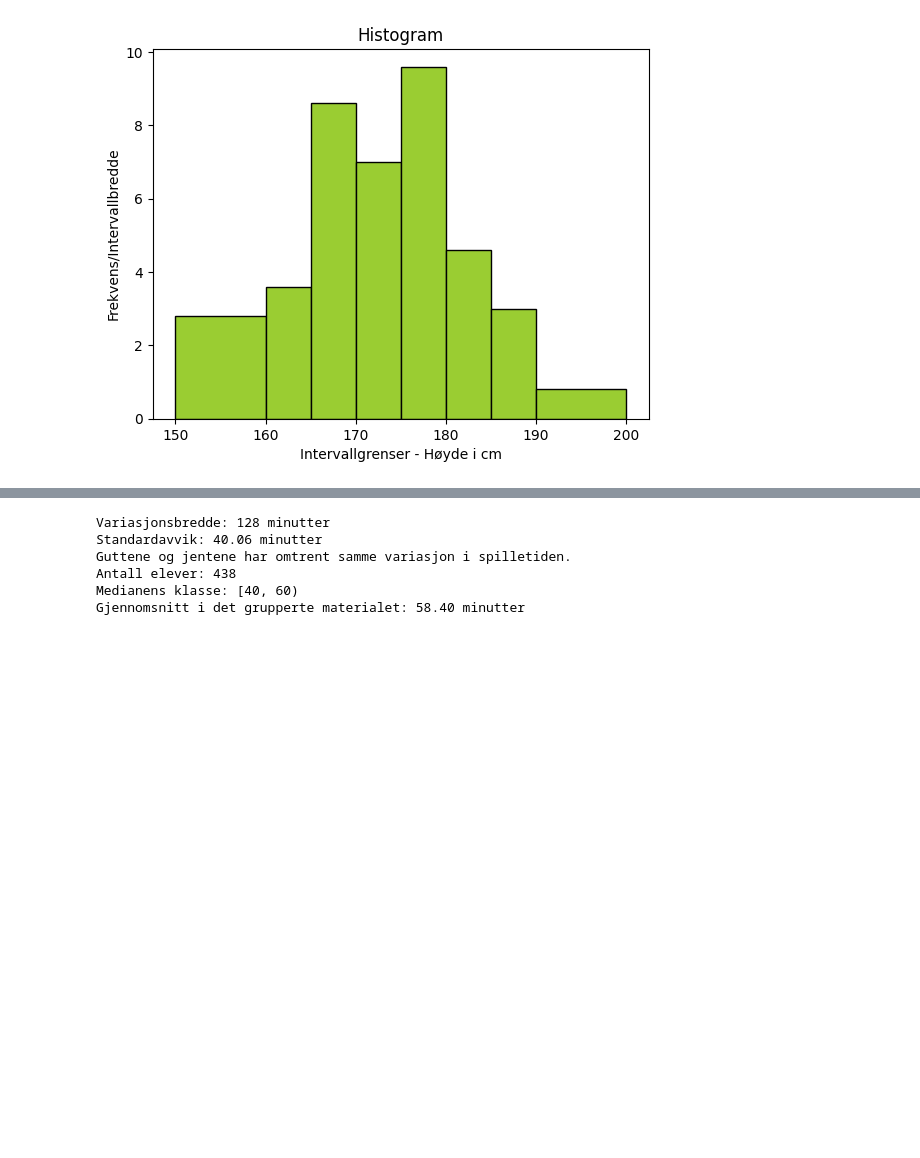
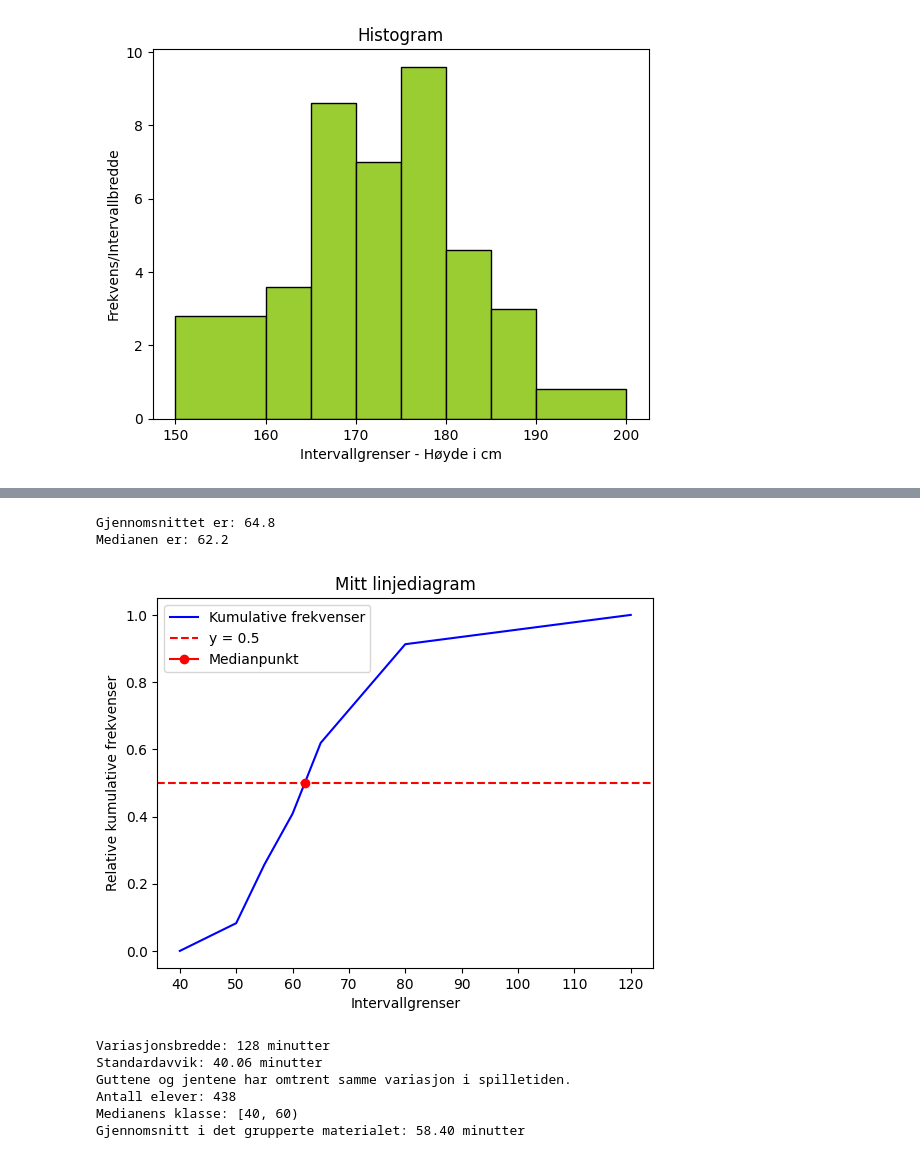
Before and after one commit to hanska91/Matematikk-2P-Y, a Jupyter notebook: Matematikkboka 2P-Y + Litt annet.ipynb, the cells around one changed output, grey strips where cells are left out. Drawn from its saved outputs; the diff is of its cells as text; code cells hidden in the pictures; blank space fills up the shorter version.

```diff
--- a/Matematikkboka 2P-Y + Litt annet.ipynb
+++ b/Matematikkboka 2P-Y + Litt annet.ipynb
@@ -2036,3 +1991,66 @@ Medianen er: 62.2
+# %%
+# Finne median og gjennomsnitt i klassedelt materiale
+import matplotlib.pyplot as plt
+
+# Intervallgrenser og frekvenser
+intervaller = [40, 50, 55, 60, 65, 80, 120]   # Endre disse verdiene til oppgaven din
+frekvenser = [18, 38, 33, 46, 64, 19]         # Endre disse verdiene til oppgaven din
+
+# Finn midtpunktene
+midtpunkter = [(intervaller[i] + intervaller[i+1]) / 2 for i in range(len(intervaller)-1)]
+
+# Regn ut gjennomsnittet
+total = sum([midtpunkter[i] * frekvenser[i] for i in range(len(midtpunkter))])
+gjennomsnitt = total / sum(frekvenser)
+print("Gjennomsnittet er:", round(gjennomsnitt, 1))
+
+# Regn ut medianen
+n = sum(frekvenser)
+midten = n / 2
+cumulative_freq = 0
+median = None
+for i in range(len(intervaller)-1):
+    cumulative_freq += frekvenser[i]
+    if cumulative_freq >= midten:
+        # Interpoler for å finne medianen nøyaktig
+        if cumulative_freq == midten:
+            median = (midtpunkter[i] + midtpunkter[i+1]) / 2
+        else:
+            median = midtpunkter[i]
+        break
+
+# Plot de relative kumulative frekvensene mot intervallgrensene
+cumulative_freqs = []
+cumulative_freq = 0
+for i in range(len(intervaller)-1):
+    cumulative_freq += frekvenser[i]
+    cumulative_freqs.append(cumulative_freq)
+
+rel_cumulative_freq = [0] + [cf / sum(frekvenser) for cf in cumulative_freqs]
+plt.plot(intervaller, rel_cumulative_freq, label='Kumulative frekvenser', color='blue', linestyle='solid')
+plt.axhline(y=0.5, color='red', linestyle='dashed', label='y = 0.5')
+
+# Finn hvor medianen krysser den blå linjen og marker det punktet
+for i in range(len(rel_cumulative_freq)-1):
+    if rel_cumulative_freq[i] <= 0.5 and rel_cumulative_freq[i+1] >= 0.5:
+        x1, y1 = intervaller[i], rel_cumulative_freq[i]
+        x2, y2 = intervaller[i+1], rel_cumulative_freq[i+1]
+        m = (y2 - y1) / (x2 - x1)
+        x = x1 + (0.5 - y1) / m
+        plt.plot(x, 0.5, marker='o', color='red', label='Medianpunkt')
+        break
+
+# Legg til en overskrift
+plt.title("Mitt linjediagram")
+plt.xlabel("Intervallgrenser")
+plt.ylabel("Relative kumulative frekvenser")
+plt.legend()
+print("Medianen er:", round(x, 1))
+plt.show()
+# %% [output]
+Gjennomsnittet er: 64.8
+Medianen er: 62.2
+[figure, added]
 # %%
 #Variasjonsbredde, standardavvik, median, gjennomsnitt
 import numpy as np
```
Also changed, not shown: parts of 11 cells of this notebook.
